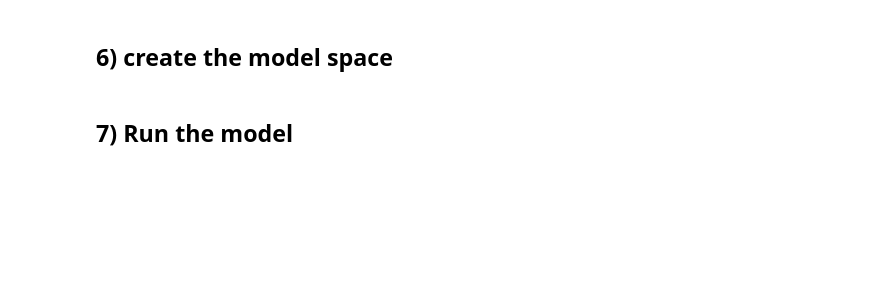
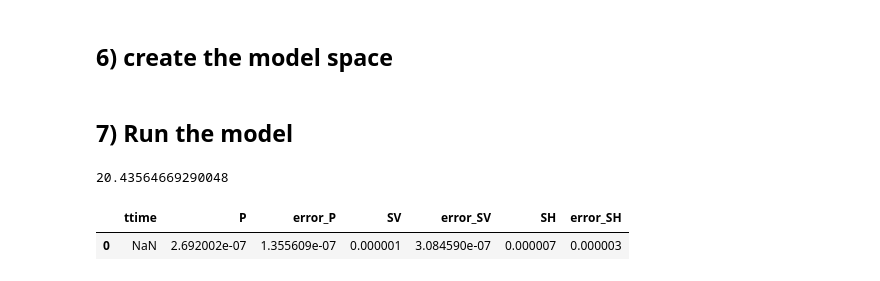
Before and after one commit to olfontai/DAS_sensitivity, a Jupyter notebook: Forward_amplitude_model/2_DAS_amplitude_pattern.ipynb, the cells around one changed output. Drawn from its saved outputs; the diff is of its cells as text; code cells hidden in the pictures; blank space fills up the shorter version.

```diff
--- a/Forward_amplitude_model/2_DAS_amplitude_pattern.ipynb
+++ b/Forward_amplitude_model/2_DAS_amplitude_pattern.ipynb
@@ -65,7 +69,7 @@ e = SingleForce(x, y, z) <br><br>
 For all these source we only use the far field approximation of the orientation specific amplitude distribution of the energy around the source.
 # %%
 # Locate your source in space
-loc = Location(63.906142,-22.3130629, 2) # lat, lon depth
+loc = Location(63.906142,-22.3130629, -20) # lat, lon depth
 
 # Describe the energy inside
 e = SingleForce(1, 1, 0) # (xx, yy, zz, xy, xz, yz)
@@ -89,6 +94,9 @@ To have some estimate of your uncertunty, you can set an error on the receiver a
 receiver_error = 3.55
 source_error = 0.59
 MC_sample_number = 100
+
+# Minimum distance (km)
+min_distance = 0.5
 # %% [markdown]
 ## 5) Load model informations from $\delta$ travltime grids and verify source parameters
 # %%
@@ -169,14 +180,26 @@ for channel_name in tqdm(number_only):
         ttimes = xr.load_dataarray(ttime_path)
         # Ensure the travel time grid is set correctly in the solver
         solver.tt.values = ttimes.transpose('depth', 'latitude', 'longitude').values  # Adjust dimensions if needed
+
         # trace ray
-        end = np.array(geo2sph(source.location.values).squeeze())
-        ray = Ray(solver.trace_ray(end))
+        d = distance_3d_km(lat1=das.values()[0], lon1=das.values()[1], depth1_km=das.values()[2],lat2=source.location.values[0], lon2=source.location.values[1], depth2_km=source.location.values[2])
+        # 1) if source and receiver to close => take a straight ray
+        if d<= min_distance:
+                lats = np.linspace(das.values()[0],source.location.values[0], 200 ) # ° latitude (N)
+                lons = np.linspace(das.values()[1],source.location.values[1], 200 ) # ° longitude (E)
+                depth = np.linspace (das.values()[2],source.location.values[2], 200) # km of depth
+                ray = np.array([lats, lons, depth])
+                ray = Ray(geo2sph(ray.T))
 
-        # Pykonal returns a ray without the source and receiver node. We add them back in this line
-        # first node is at the DAS and last node at the source
-        ray_nodes = np.vstack([np.array(geo2sph(das.values()).squeeze()),solver.trace_ray(end), end ])
-        ray = Ray(ray_nodes)
+        # 2) if source revceiver far enough => use ttime to run ray tracing
+        else:
+                end = np.array(geo2sph(source.location.values).squeeze())
+                ray_nodes = solver.trace_ray(end)
+                # Pykonal returns a ray without the source and receiver node. We add them back in this line
+                # first node is at the DAS and last node at the source
+                ray_nodes = np.vstack([np.array(geo2sph(das.values()).squeeze()),ray_nodes, end ])
+                ray = Ray(ray_nodes)
+
         tt_source = solver.traveltime.value(end)
 
         # save ttime value
@@ -192,15 +215,15 @@ for channel_name in tqdm(number_only):
         for wave_type in wave_type_list :
 
                 # use MC sampling to get error on measure
-                MC_Channel_amplitude = np.zeros(MC_sample_numeber)
+                MC_Channel_amplitude = np.zeros(MC_sample_number)
 
-                MC_dip_fibre = np.random.normal(loc=dip_ray_DAS, scale=receiver_error/np.sqrt(2), size=MC_sample_numeber) #3.5/np.sqrt(2)
-                MC_ray_azimuth_fibre = np.random.normal(loc=az_ray_DAS, scale=receiver_error/np.sqrt(2), size=MC_sample_numeber) #3.5/np.sqrt(2)
+                MC_dip_fibre = np.random.normal(loc=dip_ray_DAS, scale=receiver_error/np.sqrt(2), size=MC_sample_number) #3.5/np.sqrt(2)
+                MC_ray_azimuth_fibre = np.random.normal(loc=az_ray_DAS, scale=receiver_error/np.sqrt(2), size=MC_sample_number) #3.5/np.sqrt(2)
 
-                MC_azimuth_source = np.random.normal(loc=az_ray_source, scale=source_error/np.sqrt(2), size=MC_sample_numeber) #3.5/np.sqrt(2)
-                MC_colatitude_source = np.random.normal(loc=dip_ray_source, scale=source_error/np.sqrt(2), size=MC_sample_numeber) #3.5/np.sqrt(2)
+                MC_azimuth_source = np.random.normal(loc=az_ray_source, scale=source_error/np.sqrt(2), size=MC_sample_number) #3.5/np.sqrt(2)
+                MC_colatitude_source = np.random.normal(loc=dip_ray_source, scale=source_error/np.sqrt(2), size=MC_sample_number) #3.5/np.sqrt(2)
 
-                for MC_sample in range(MC_sample_numeber):
+                for MC_sample in range(MC_sample_number):
 
                         if MC_sample != 0:
 
@@ -236,3 +259,10 @@ for channel_name in tqdm(number_only):
 
 
 result_container.to_csv(folder_out+'/'+file_name+'.csv')
+# %% [output]
+20.43564669290048
+# %%
+result_container
+# %% [output]
+|  | ttime | P | error_P | SV | error_SV | SH | error_SH |
+| 0 | NaN | 2.692002e-07 | 1.355609e-07 | 0.000001 | 3.084590e-07 | 0.000007 | 0.000003 |
```
Also changed, not shown: parts of 3 cells of this notebook, 11 other files.
